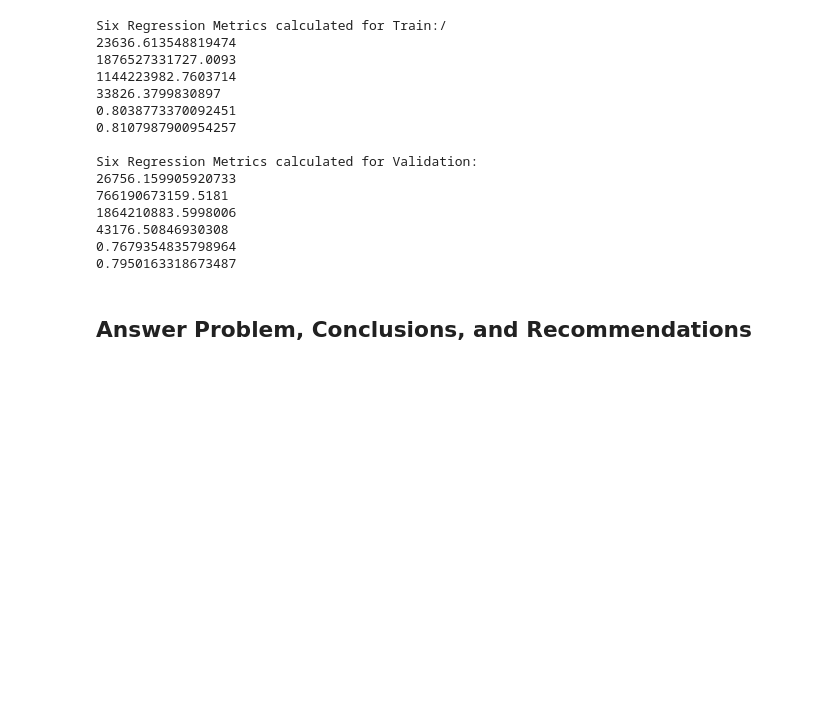
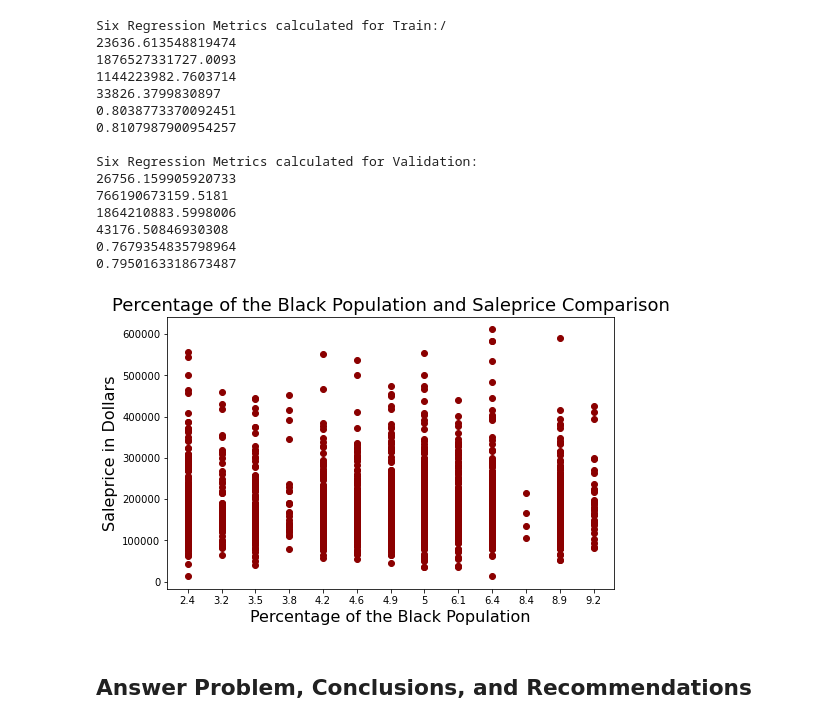
Before and after one commit to brandiehatch/project-2, a Jupyter notebook: code/ames_housing.ipynb, the cells around one changed output. Saved outputs shown, nothing was run; the diff lists cells and outputs as text; code cells hidden in the pictures; blank space fills up the shorter version.

```diff
--- a/code/ames_housing.ipynb
+++ b/code/ames_housing.ipynb
@@ -681,5 +669,15 @@ Six Regression Metrics calculated for Validation:
 43176.50846930308
 0.7679354835798964
 0.7950163318673487
+# %%
+pop = ames_train['percent_pop'].sort_values(ascending=True)
+plt.figure(figsize=(8, 5))
+plt.scatter(pop, ames_train['saleprice'], color='darkred')
+
+plt.title("Percentage of the Black Population and Saleprice Comparison", fontdict={"fontsize": 18})
+plt.xlabel("Percentage of the Black Population", fontsize = 16)
+plt.ylabel("Saleprice in Dollars", fontsize = 16);
+# %% [output]
+[figure, added]
 # %% [markdown]
 ## Answer Problem, Conclusions, and Recommendations
```
Also changed, not shown: parts of 7 cells of this notebook, 5 other files.
